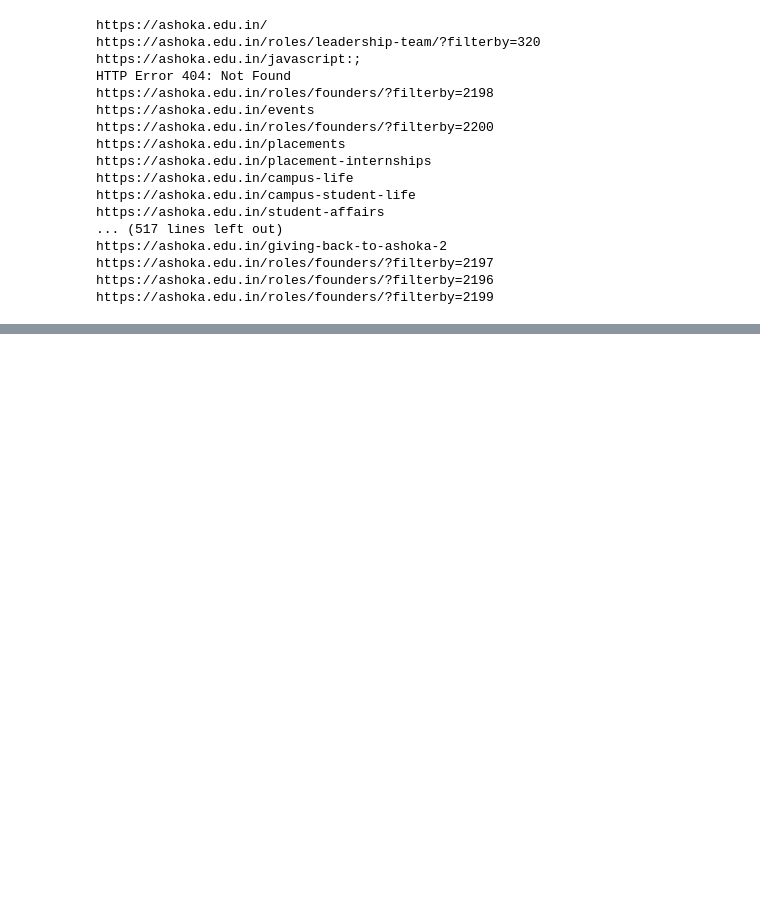
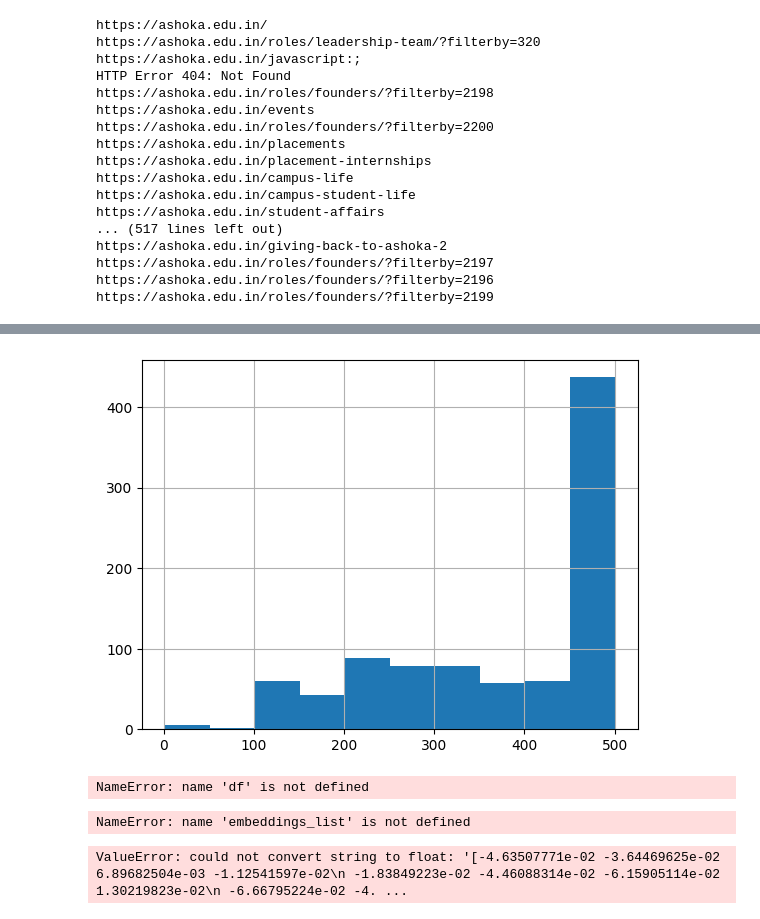
Before and after one commit to karthick-yes/University-Web-assistant, a Jupyter notebook: main.ipynb, the cells around one changed output, grey strips where cells are left out. Cells and saved outputs as stored; diff of their text form; code cells hidden in the pictures; blank space fills up the shorter version.

Commit message:
embeddings

```diff
--- a/main.ipynb
+++ b/main.ipynb
@@ -229,0 +297,27 @@ Index: []
+# %%
+df = pd.DataFrame(shortened, columns=['text'])
+df['no_tokens'] = df.text.apply(lambda x: len(tokenizer.encode(x)))
+df["no_tokens"].hist()
+df.to_csv("processed/scraped2.csv")
+# %% [output]
+[figure, added]
+# %%
+from sentence_transformers import SentenceTransformer
+sentences = df['text'].to_list()
+
+model = SentenceTransformer('sentence-transformers/all-MiniLM-L6-v2')
+embeddings = model.encode(sentences, show_progress_bar=True)
+
+embeddings_list = []
+for embedding in embeddings:
+    embeddings_list.append(embedding.tolist())
+
+df['Embedding'] = embeddings_list
+# %% [output]
+NameError: name 'df' is not defined
+# %%
+df['Embedding'] = embeddings_list
+df.to_csv('embeddings/sentences_and_embeddings.csv')
+print(df.head())
+# %% [output]
+NameError: name 'embeddings_list' is not defined
@@ -229,0 +327,11 @@ Index: []
+# %%
+chroma_client = chromadb.Client()
+collection = chroma_client.create_collection(name = "LLM")
+collection.add(
+
+    documents=data['Sentence'].tolist(),
+    embeddings=data['Embedding'].tolist(),
+    ids = data['id'].tolist()
+)
+# %% [output]
+ValueError: could not convert string to float: '[-4.63507771e-02 -3.64469625e-02  6.89682504e-03 -1.12541597e-02\n -1.83849223e-02 -4.46088314e-02 -6.15905114e-02  1.30219823e-02\n -6.66795224e-02 -4. ...
```
Also changed, not shown: parts of 5 cells of this notebook, 10 other files.
